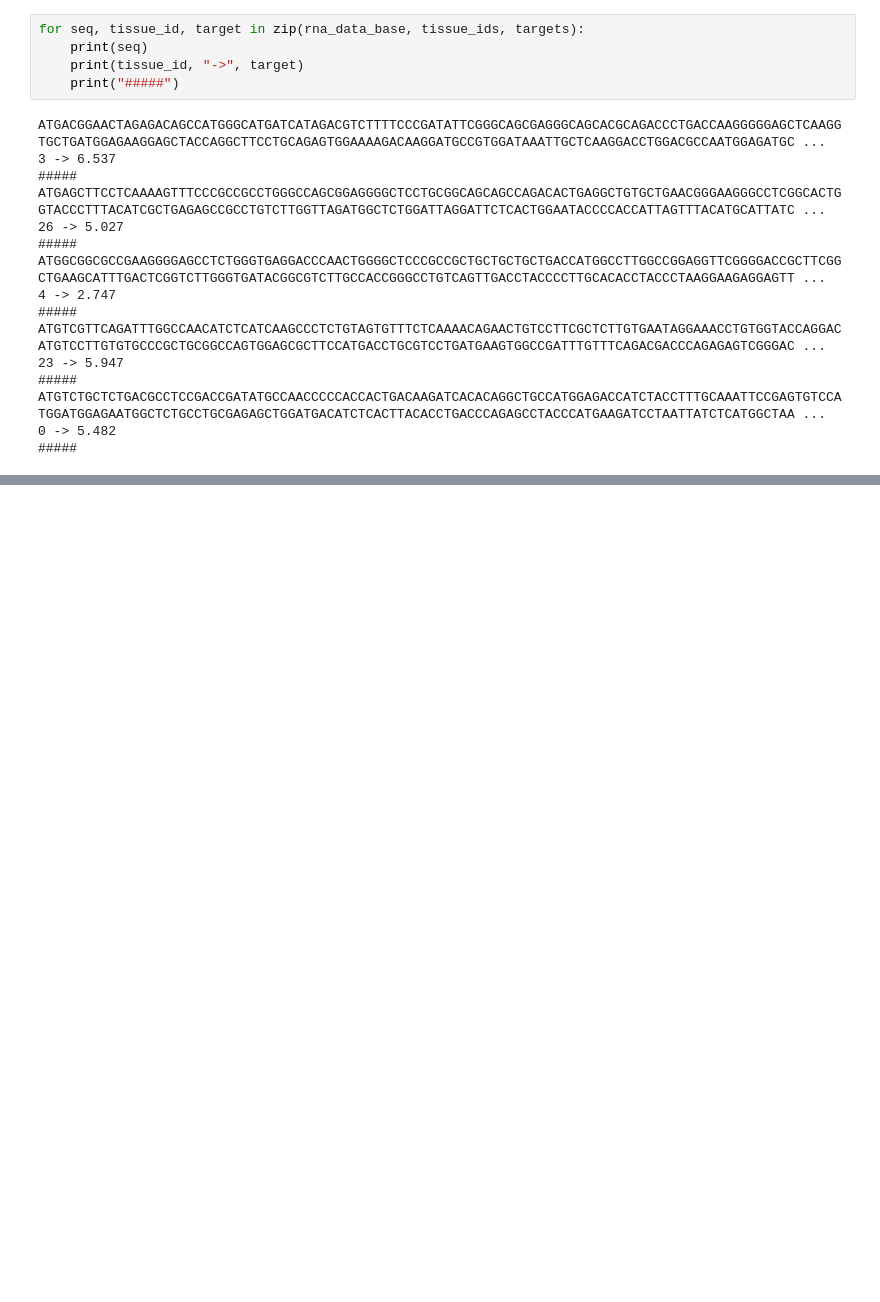
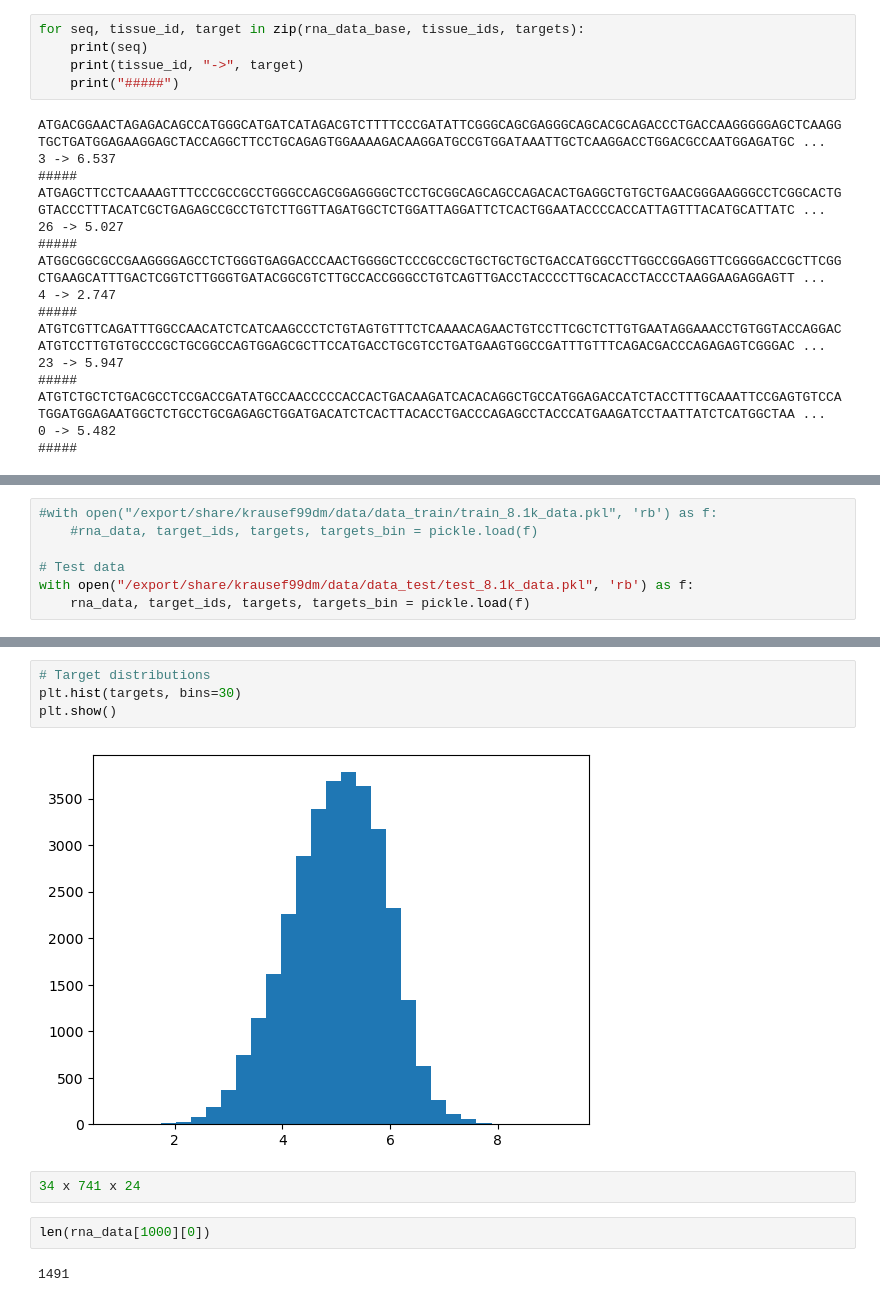
Before and after one commit to f-krause/master-thesis, a Jupyter notebook: experiments/sanity_checks_data.ipynb, the cells around one changed output, grey strips where cells are left out. Cells and saved outputs as stored; diff of their text form; blank space fills up the shorter version.

```diff
--- a/experiments/sanity_checks_data.ipynb
+++ b/experiments/sanity_checks_data.ipynb
@@ -395,0 +423,7 @@ ATGTCTGCTCTGACGCCTCCGACCGATATGCCAACCCCCACCACTGACAAGATCACACAGGCTGCCATGGAGACCATCTA
+# %%
+#with open("/export/share/krausef99dm/data/data_train/train_8.1k_data.pkl", 'rb') as f:
+    #rna_data, target_ids, targets, targets_bin = pickle.load(f)
+
+# Test data
+with open("/export/share/krausef99dm/data/data_test/test_8.1k_data.pkl", 'rb') as f:
+    rna_data, target_ids, targets, targets_bin = pickle.load(f)
@@ -395,0 +451,12 @@ ATGTCTGCTCTGACGCCTCCGACCGATATGCCAACCCCCACCACTGACAAGATCACACAGGCTGCCATGGAGACCATCTA
+# %%
+# Target distributions
+plt.hist(targets, bins=30)
+plt.show()
+# %% [output]
+[figure, added]
+# %%
+34 x 741 x 24
+# %%
+len(rna_data[1000][0])
+# %% [output]
+1491
```
Also changed, not shown: parts of 14 cells of this notebook, 1 other file.
